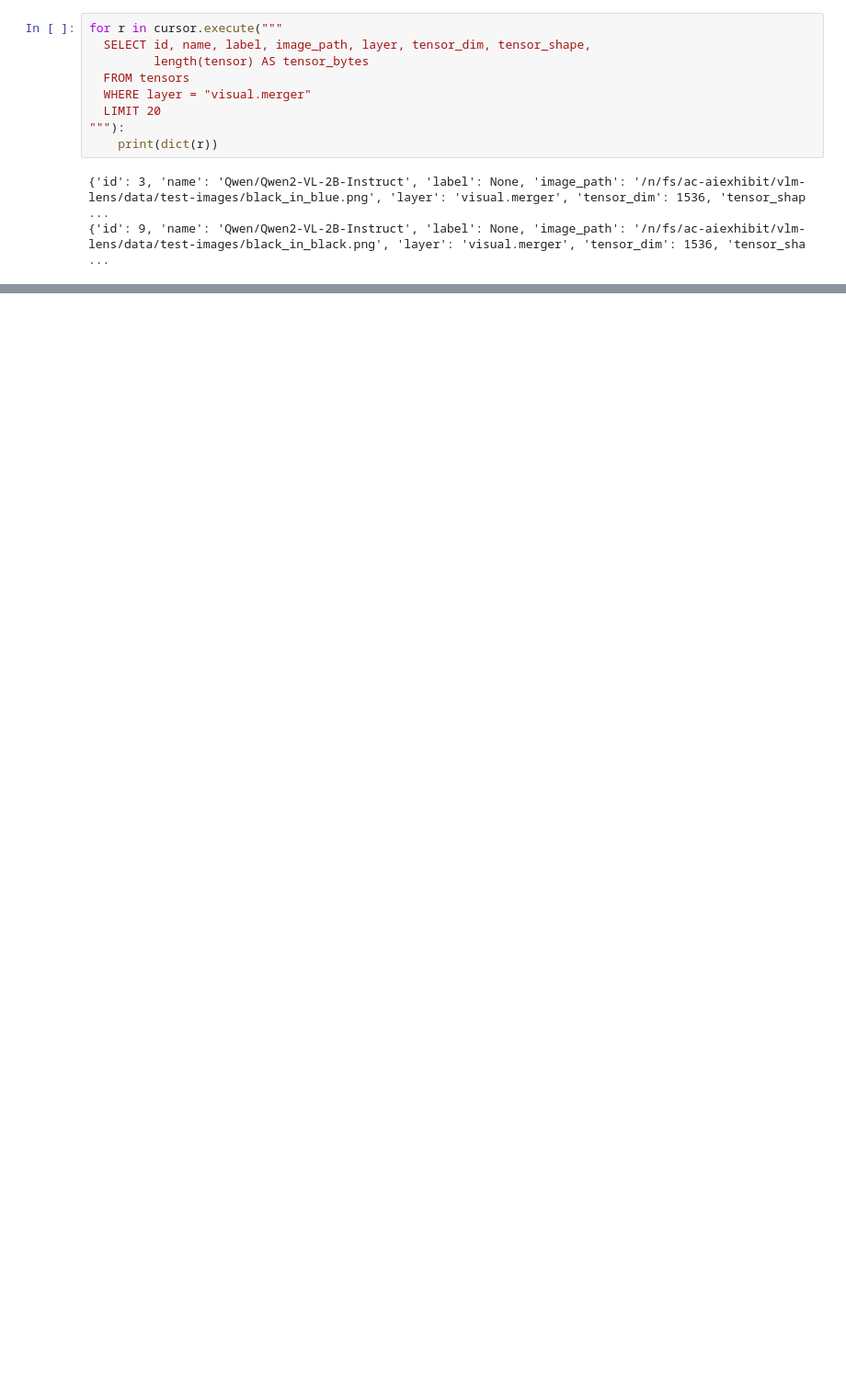
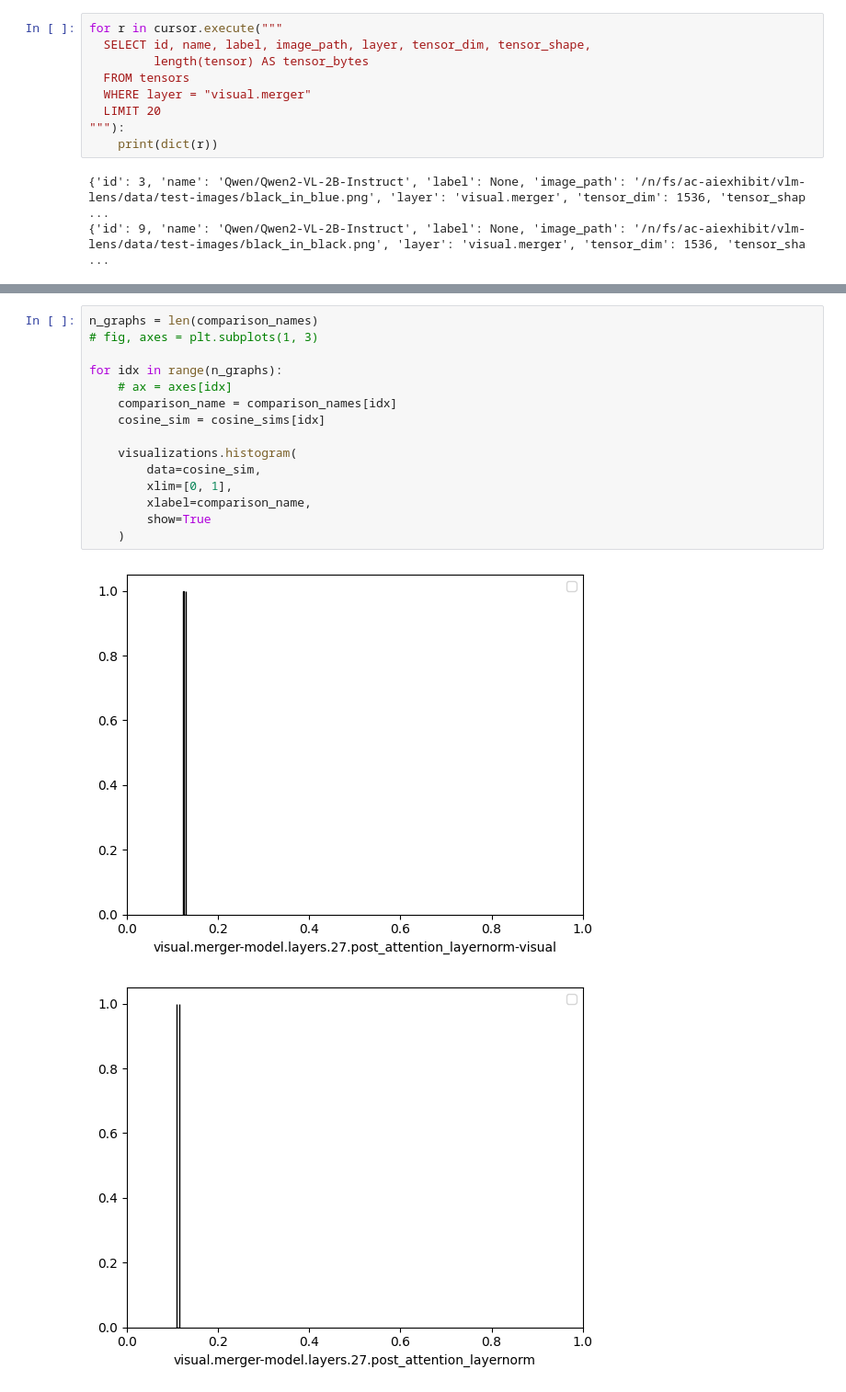
Before and after one commit to allisonchen23/vlm-lens, a Jupyter notebook: notebooks/get_representations.ipynb, the cells around one changed output, grey strips where cells are left out. Shown at 92% size. Cells and saved outputs as stored; diff of their text form; blank space fills up the shorter version.

Commit message:
calculating similarity for same image across layers

```diff
--- a/notebooks/get_representations.ipynb
+++ b/notebooks/get_representations.ipynb
@@ -144,0 +223,18 @@ np.float64(0.9883939244138062)
+# %%
+n_graphs = len(comparison_names)
+# fig, axes = plt.subplots(1, 3)
+
+for idx in range(n_graphs):
+    # ax = axes[idx]
+    comparison_name = comparison_names[idx]
+    cosine_sim = cosine_sims[idx]
+
+    visualizations.histogram(
+        data=cosine_sim,
+        xlim=[0, 1],
+        xlabel=comparison_name,
+        show=True
+    )
+# %% [output]
+[figure, added]
+[figure, added]
```
Also changed, not shown: parts of 5 cells of this notebook, 1 other file.
